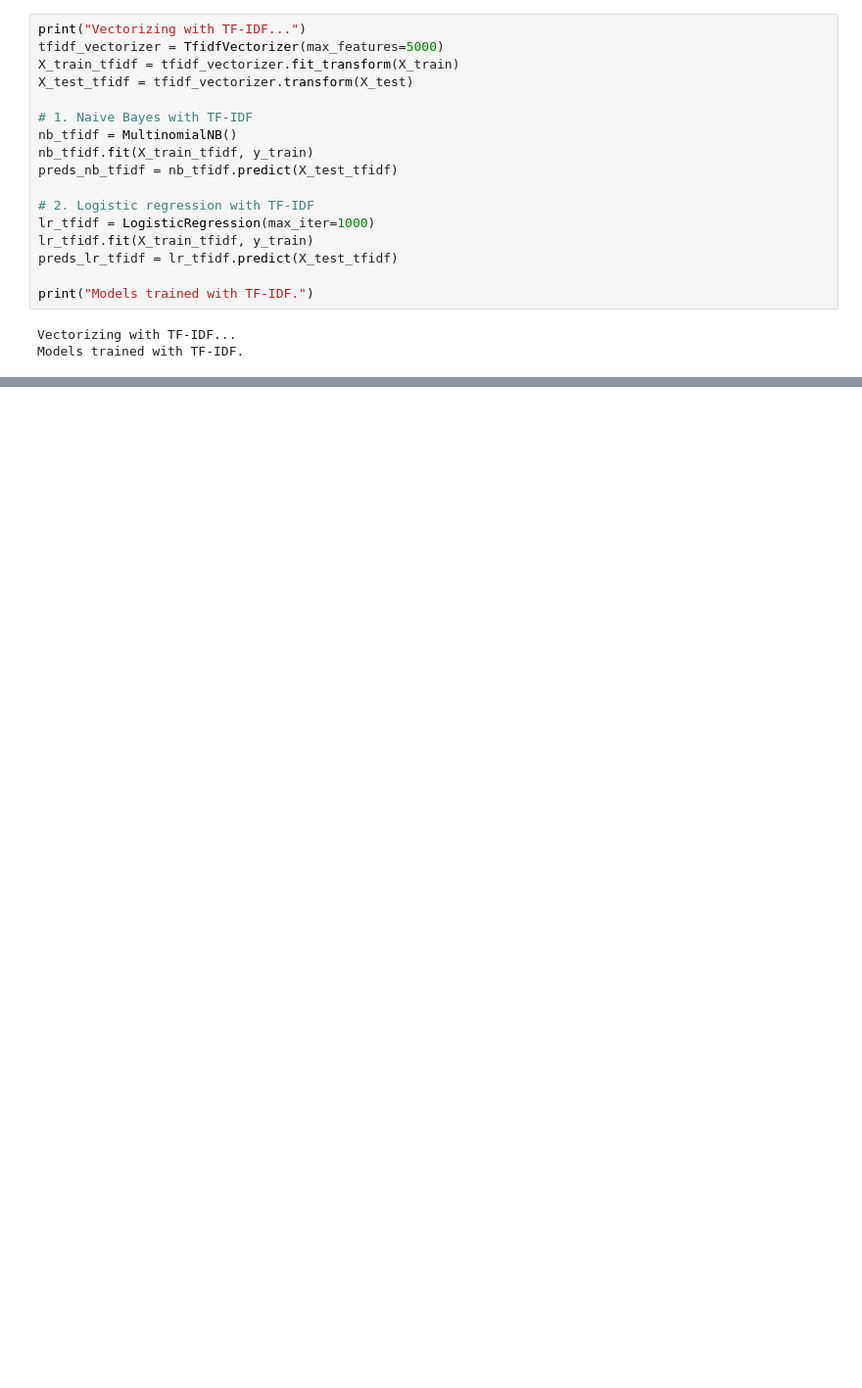
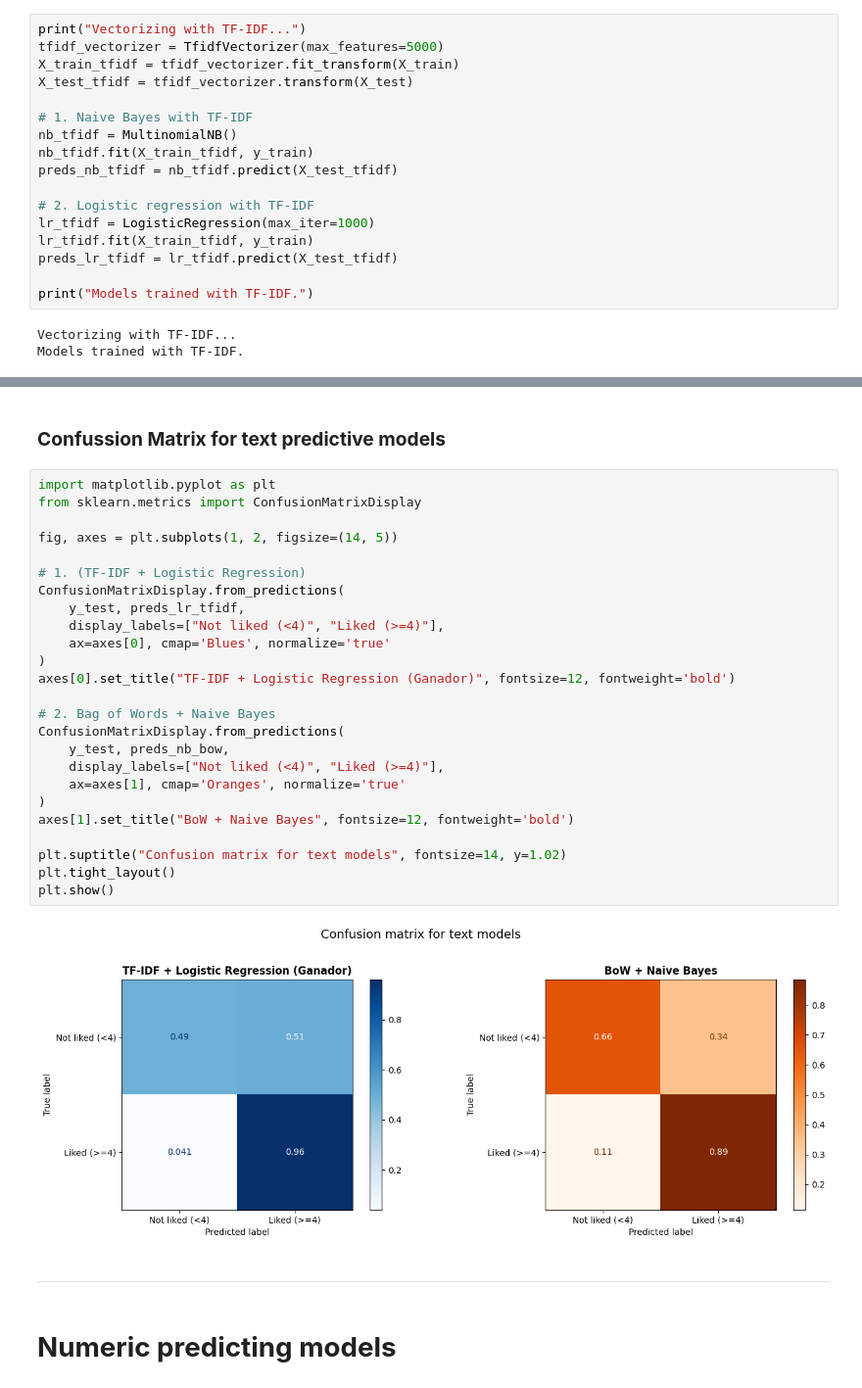
Before and after one commit to IvanGrandi/ML_2_project, a Jupyter notebook: training.ipynb, the cells around one changed output, grey strips where cells are left out. Shown at 98% size. Cells and saved outputs as stored; diff of their text form; blank space fills up the shorter version.

```diff
--- a/training.ipynb
+++ b/training.ipynb
@@ -116,0 +212,33 @@ Bag of Words (BoW) Logistic Regression   83.00%   89.04%
+# %% [markdown]
+### **Confussion Matrix for text predictive models**
+# %%
+import matplotlib.pyplot as plt
+from sklearn.metrics import ConfusionMatrixDisplay
+
+fig, axes = plt.subplots(1, 2, figsize=(14, 5))
+
+# 1. (TF-IDF + Logistic Regression)
+ConfusionMatrixDisplay.from_predictions(
+    y_test, preds_lr_tfidf,
+    display_labels=["Not liked (<4)", "Liked (>=4)"],
+    ax=axes[0], cmap='Blues', normalize='true'
+)
+axes[0].set_title("TF-IDF + Logistic Regression (Ganador)", fontsize=12, fontweight='bold')
+
+# 2. Bag of Words + Naive Bayes
+ConfusionMatrixDisplay.from_predictions(
+    y_test, preds_nb_bow,
+    display_labels=["Not liked (<4)", "Liked (>=4)"],
+    ax=axes[1], cmap='Oranges', normalize='true'
+)
+axes[1].set_title("BoW + Naive Bayes", fontsize=12, fontweight='bold')
+
+plt.suptitle("Confusion matrix for text models", fontsize=14, y=1.02)
+plt.tight_layout()
+plt.show()
+# %% [output]
+[figure, added]
+# %% [markdown]
+---
+# %% [markdown]
+# **Numeric predicting models**
```
Also changed, not shown: parts of 36 cells of this notebook.
